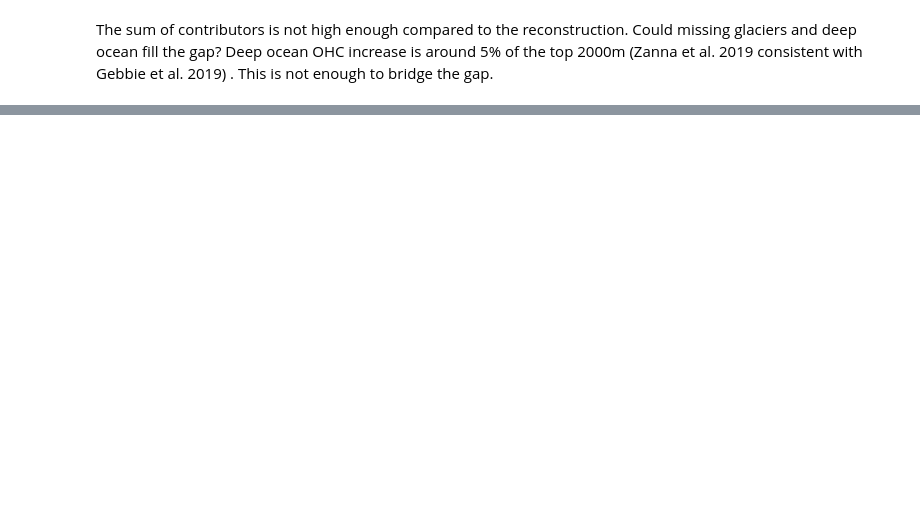
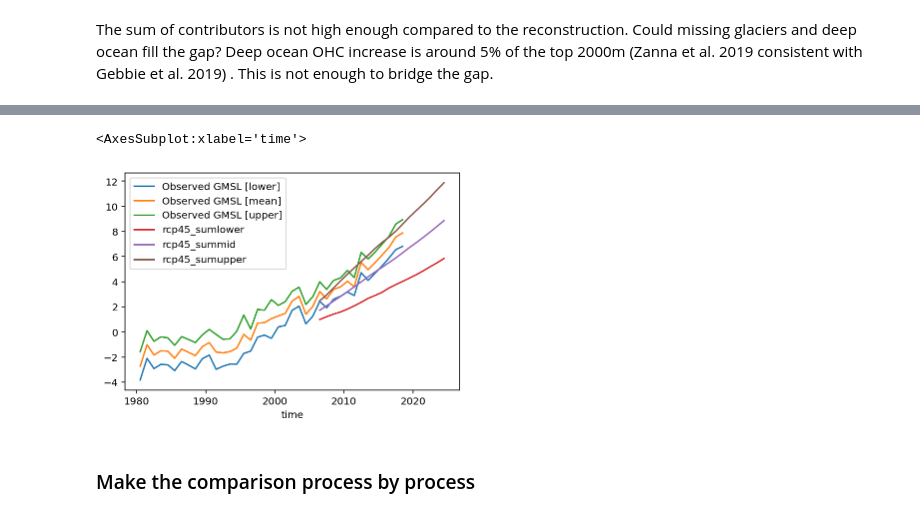
Before and after one commit to Jacobiaan/SLBudget, a Jupyter notebook: notebooks/GlobalBudget.ipynb, the cells around one changed output, grey strips where cells are left out. Drawn from its saved outputs; the diff is of its cells as text; code cells hidden in the pictures; blank space fills up the shorter version.

```diff
--- a/notebooks/GlobalBudget.ipynb
+++ b/notebooks/GlobalBudget.ipynb
@@ -90,0 +92,6 @@ Deep ocean OHC increase is around 5% of the top 2000m (Zanna et al. 2019 consist
+# %%
+fts = pd.read_excel('../data/Frederikse2020/global_basin_timeseries.xlsx', sheet_name='Global')
+fts = fts.rename(columns = {fts.columns[0]:'time'})
+fts = fts.set_index('time')
+fts.index = fts.index +0.5
+fts
@@ -90,0 +113,13 @@ Deep ocean OHC increase is around 5% of the top 2000m (Zanna et al. 2019 consist
+# %%
+# Read the AR5 sea level projections
+path_ar5_proj = '~/Projects/Project_ProbSLR/Data_Proj/Data_AR5/Final_Projections/'
+
+for idx, SCE in enumerate(['rcp45_sumlower', 'rcp45_summid', 'rcp45_sumupper']):
+    ar5_proj = xr.open_dataset(f'{path_ar5_proj}{SCE}.nc')
+    if idx == 0:
+        ar5_proj_df = pd.DataFrame({'time': 2006.5 + np.arange(len(ar5_proj.time))})
+
+    ar5_proj_df[f'{SCE}'] = ar5_proj.global_average_sea_level_change
+
+ar5_proj_df = ar5_proj_df.set_index('time')
+ar5_proj_df = ar5_proj_df*100 # Convert from m to cm
@@ -90,0 +143,6 @@ Deep ocean OHC increase is around 5% of the top 2000m (Zanna et al. 2019 consist
+# %%
+comp_df = fts[['Observed GMSL [lower]', 'Observed GMSL [mean]', 'Observed GMSL [upper]']]
+comp_df = comp_df - comp_df['Observed GMSL [mean]'].loc[1986:2006].mean()
+comp_df = comp_df/10 #Convert from mm to cm
+comp_df = pd.concat([comp_df, ar5_proj_df], axis=1, join='outer')
+comp_df
@@ -90,0 +164,8 @@ Deep ocean OHC increase is around 5% of the top 2000m (Zanna et al. 2019 consist
+# %%
+comp_df.loc[1980:2025].plot()
+#comp_df.plot()
+# %% [output]
+<AxesSubplot:xlabel='time'>
+[figure, added]
+# %% [markdown]
+### Make the comparison process by process
```
Also changed, not shown: parts of 10 cells of this notebook, 5 other files.
